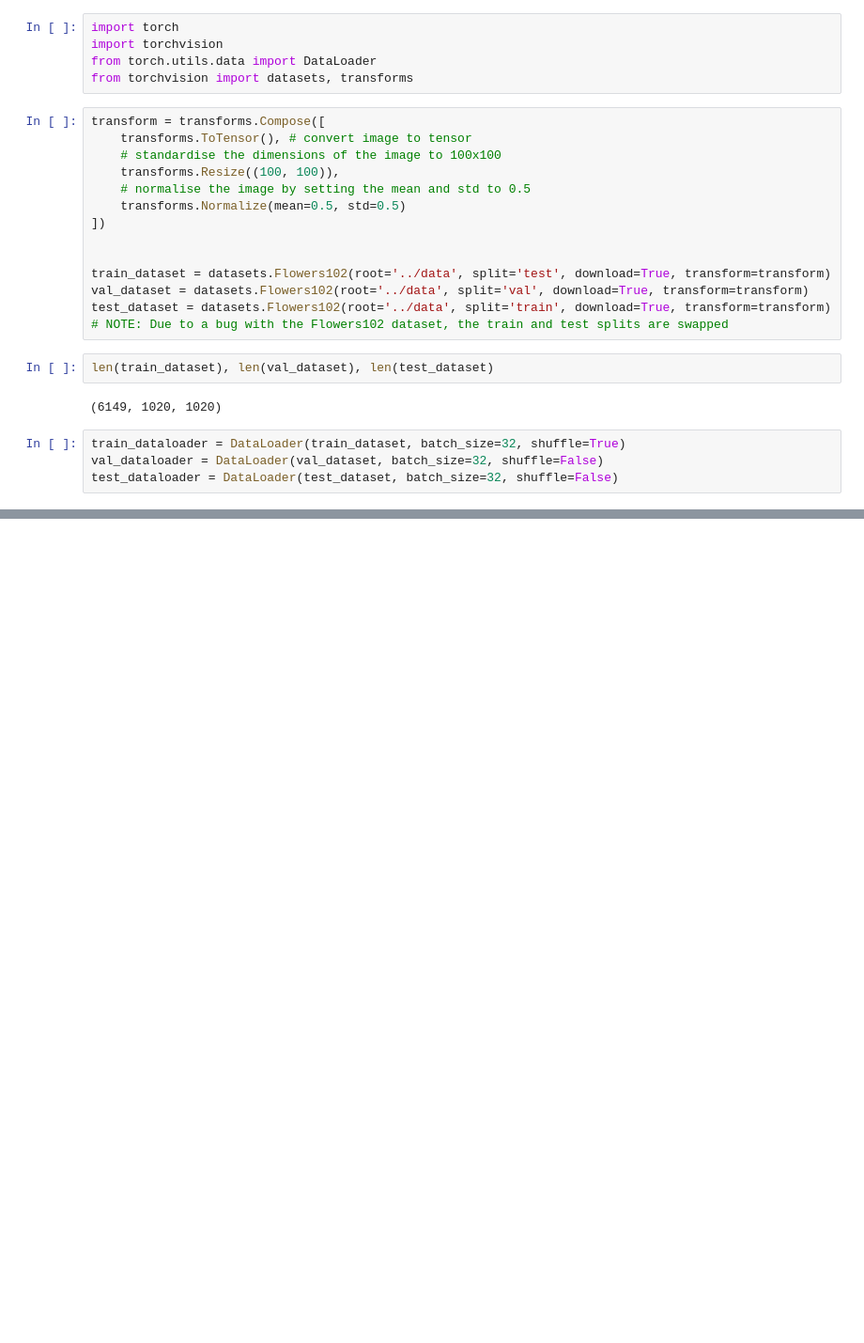
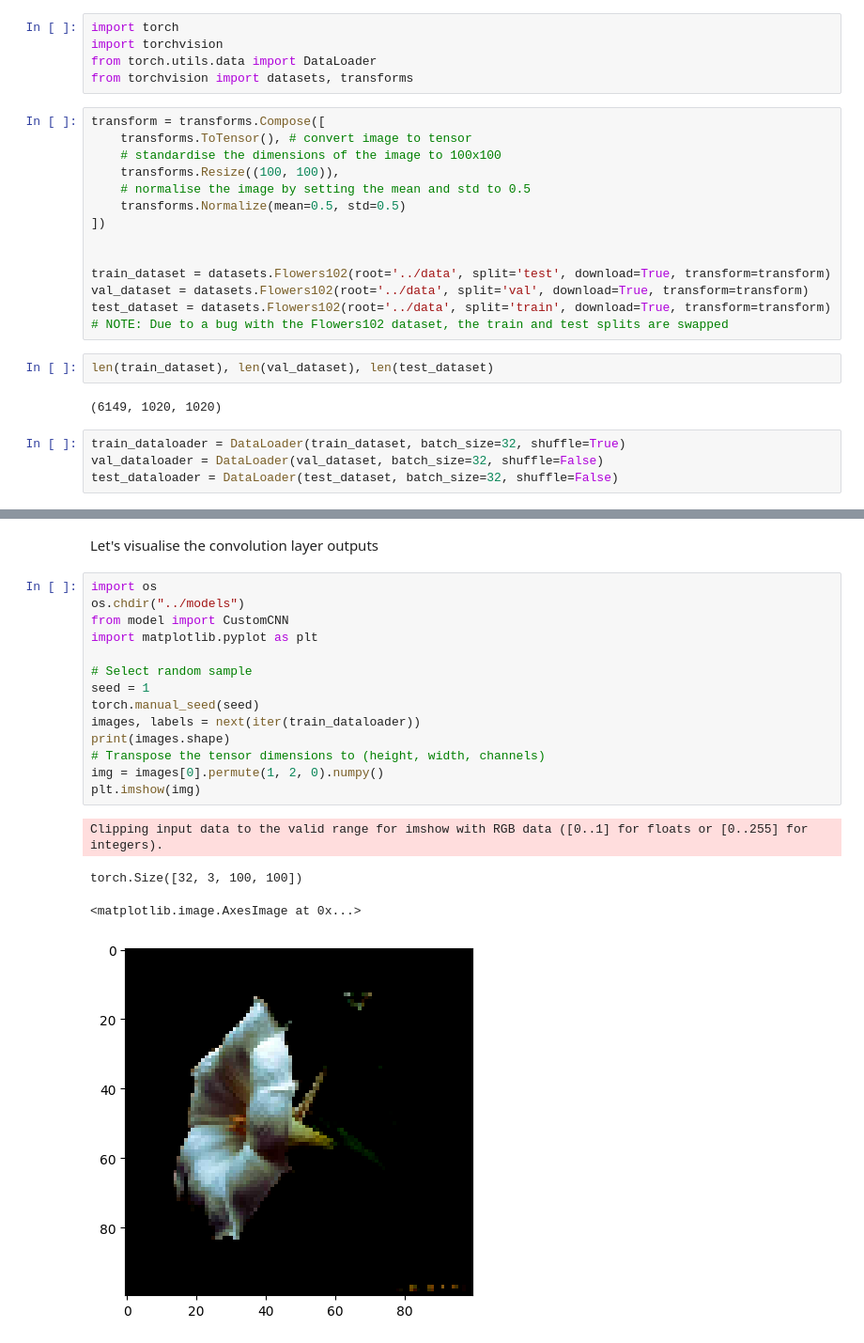
Before and after one commit to A-Alviento/ntu-sc4001-cnn-flower-classification-enhancement, a Jupyter notebook: notebooks/test_data.ipynb, the cells around one changed output, grey strips where cells are left out. Shown at 94% size. Cells and saved outputs as stored; diff of their text form; blank space fills up the shorter version.

Commit message:
Add notebook to test and visualise dataset

```diff
--- a/notebooks/test_data.ipynb
+++ b/notebooks/test_data.ipynb
@@ -38,0 +38,21 @@ Labels: tensor([101,  50,  37,  88,  76,  96,  25,  52,  64,  37,  99,  93, 100,
+# %% [markdown]
+Let's visualise the convolution layer outputs
+# %%
+import os
+os.chdir("../models")
+from model import CustomCNN
+import matplotlib.pyplot as plt
+
+# Select random sample
+seed = 1
+torch.manual_seed(seed)
+images, labels = next(iter(train_dataloader))
+print(images.shape)
+# Transpose the tensor dimensions to (height, width, channels)
+img = images[0].permute(1, 2, 0).numpy()
+plt.imshow(img)
+# %% [output]
+Clipping input data to the valid range for imshow with RGB data ([0..1] for floats or [0..255] for integers).
+torch.Size([32, 3, 100, 100])
+<matplotlib.image.AxesImage at 0x...>
+[figure, added]
```
Also changed, not shown: parts of 4 cells of this notebook.
